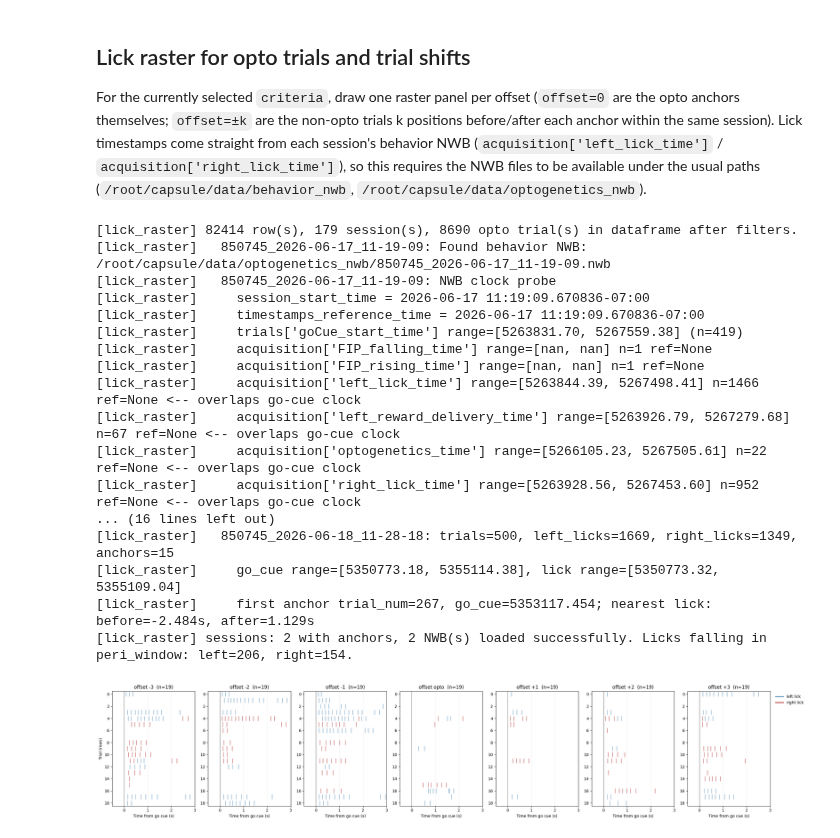
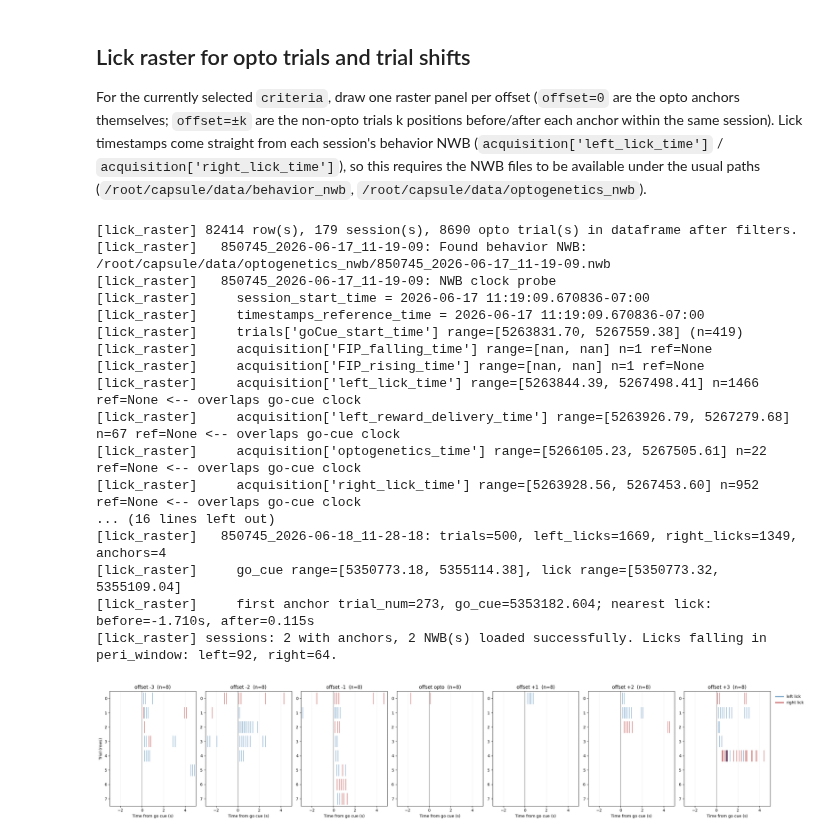
Before and after one commit to AllenNeuralDynamics/aind-dft-ephys-analysis, a Jupyter notebook: notebook/optogenetics_visualization.ipynb, the cells around one changed output. Saved outputs shown, nothing was run; the diff lists cells and outputs as text; code cells hidden in the pictures.

```diff
--- a/notebook/optogenetics_visualization.ipynb
+++ b/notebook/optogenetics_visualization.ipynb
@@ -178,13 +178,32 @@ conditions = find_unique_stimulation(
 )
 '''
 
+'''
+conditions = find_unique_stimulation(
+    combined_dataframe,
+    columns=[
+        'laser_on_trial', 'laser_wavelength', 'laser_location',
+        'laser_duration', 'laser_start', 'laser_start_offset',
+        'laser_end', 'laser_end_offset', 'laser_protocol',
+        'laser_frequency', 'laser_pulse_duration',
+        'session_wide_control', 'fraction_of_session', 'session_start_with',
+        'session_alternation',
+        'laser_1_target_areas', 'laser_2_target_areas', 'laser_rampingdown',
+    ],
+    include_id_lists=False,
+    include={
+        "laser_1_target_areas": ["left MD inactivation"],
+        "laser_2_target_areas": ["right MD inactivation"],
+    },
+)
+'''
 
 conditions = conditions.sort_values(
     by=["laser_1_target_areas", "laser_2_target_areas", "session_wide_control", "n_trials"],
     ascending=[True, False, False, False],
 )
 
-row = conditions.loc[1]
+row = conditions.loc[4]
 criteria = (
     row.drop(labels=['n_trials', 'n_session', 'n_mice'], errors='ignore')
        .where(pd.notna(row), None)
@@ -296,33 +326,33 @@ requires the NWB files to be available under the usual paths
 # %%
 _ = plot_lick_raster_over_window(
     combined_dataframe,
     criteria=criteria,
     window=[-3, 3],
-    peri_window=(-0.5, 3.0),
-    sort_by="trial",
+    peri_window=(-3, 5),
+    sort_by="response_time",
     # subject="...",          # optional: restrict to one subject
     # session="...",          # optional: restrict to one session
     # nwb_folder=[            # optional: override default search paths
     #     "/root/capsule/data/behavior_nwb",
     #     "/root/capsule/data/optogenetics_nwb",
     # ],
 )
 # %% [output]
 [lick_raster] 82414 row(s), 179 session(s), 8690 opto trial(s) in dataframe after filters.
 [lick_raster]   850745_2026-06-17_11-19-09: Found behavior NWB: /root/capsule/data/optogenetics_nwb/850745_2026-06-17_11-19-09.nwb
 [lick_raster]   850745_2026-06-17_11-19-09: NWB clock probe
 [lick_raster]     session_start_time = 2026-06-17 11:19:09.670836-07:00
 [lick_raster]     timestamps_reference_time = 2026-06-17 11:19:09.670836-07:00
 [lick_raster]     trials['goCue_start_time'] range=[5263831.70, 5267559.38] (n=419)
 [lick_raster]     acquisition['FIP_falling_time'] range=[nan, nan] n=1 ref=None
 [lick_raster]     acquisition['FIP_rising_time'] range=[nan, nan] n=1 ref=None
 [lick_raster]     acquisition['left_lick_time'] range=[5263844.39, 5267498.41] n=1466 ref=None <-- overlaps go-cue clock
 [lick_raster]     acquisition['left_reward_delivery_time'] range=[5263926.79, 5267279.68] n=67 ref=None <-- overlaps go-cue clock
 [lick_raster]     acquisition['optogenetics_time'] range=[5266105.23, 5267505.61] n=22 ref=None <-- overlaps go-cue clock
 [lick_raster]     acquisition['right_lick_time'] range=[5263928.56, 5267453.60] n=952 ref=None <-- overlaps go-cue clock
 ... (16 lines left out)
-[lick_raster]   850745_2026-06-18_11-28-18: trials=500, left_licks=1669, right_licks=1349, anchors=15
+[lick_raster]   850745_2026-06-18_11-28-18: trials=500, left_licks=1669, right_licks=1349, anchors=4
 [lick_raster]     go_cue range=[5350773.18, 5355114.38], lick range=[5350773.32, 5355109.04]
-[lick_raster]     first anchor trial_num=267, go_cue=5353117.454; nearest lick: before=-2.484s, after=1.129s
-[lick_raster] sessions: 2 with anchors, 2 NWB(s) loaded successfully. Licks falling in peri_window: left=206, right=154.
+[lick_raster]     first anchor trial_num=273, go_cue=5353182.604; nearest lick: before=-1.710s, after=0.115s
+[lick_raster] sessions: 2 with anchors, 2 NWB(s) loaded successfully. Licks falling in peri_window: left=92, right=64.
-[figure, old version]
+[figure, new version]
```
Also changed, not shown: parts of 2 cells of this notebook.
